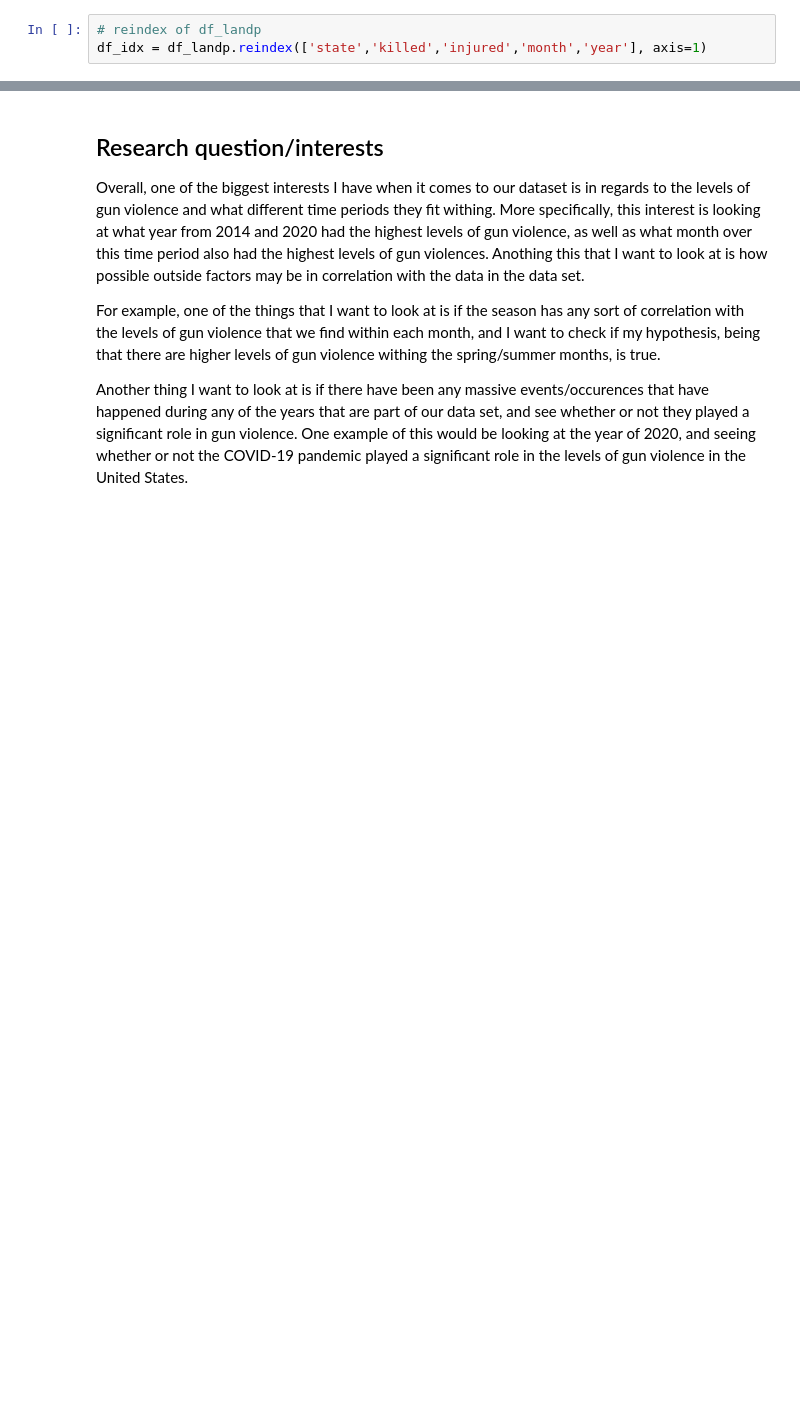
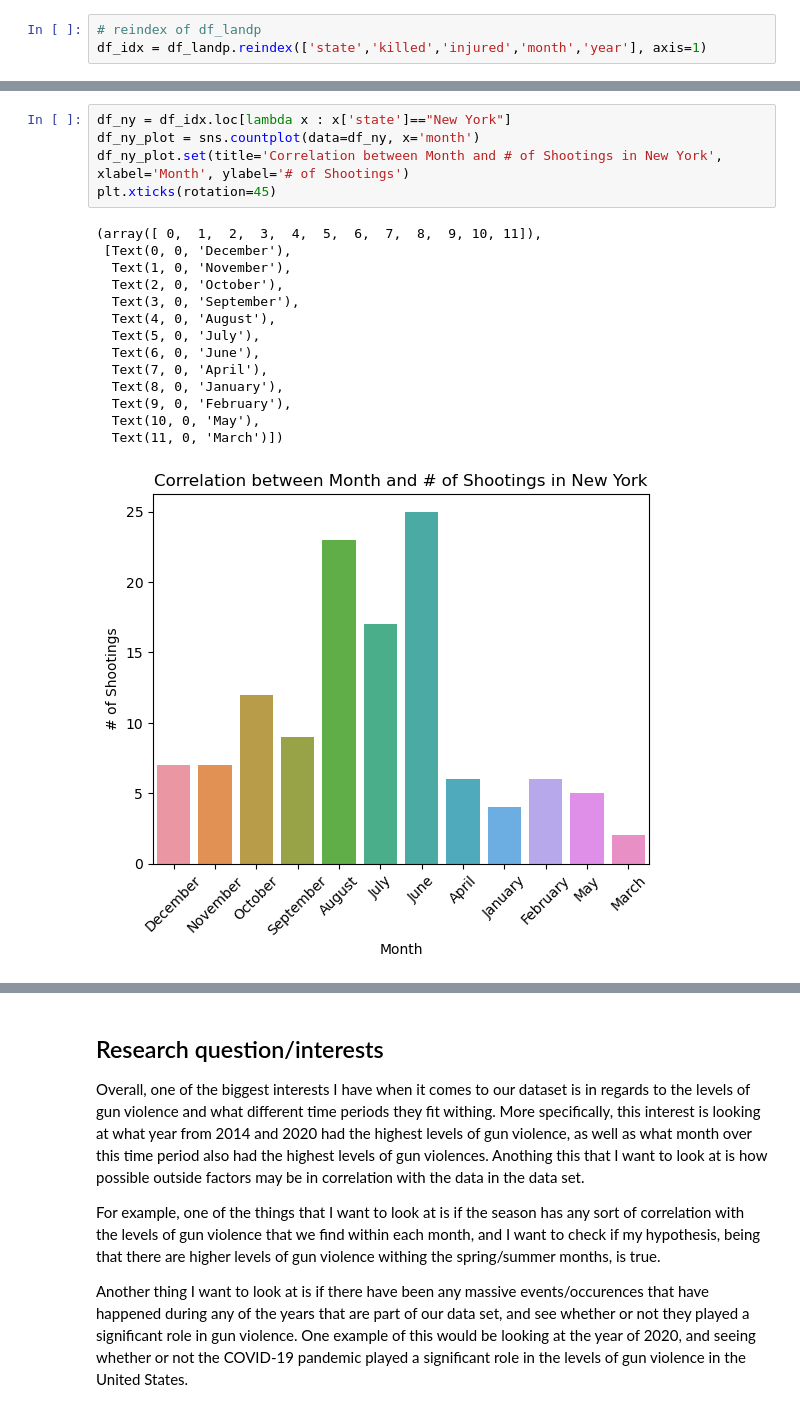
Before and after one commit to ubco-W2022T1-cosc301/project-group39, a Jupyter notebook: notebooks/analysis2.ipynb, the cells around one changed output, grey strips where cells are left out. Cells and saved outputs as stored; diff of their text form; blank space fills up the shorter version.

```diff
--- a/notebooks/analysis2.ipynb
+++ b/notebooks/analysis2.ipynb
@@ -416,0 +443,20 @@ plt.xticks(rotation=45)
+# %%
+df_ny = df_idx.loc[lambda x : x['state']=="New York"]
+df_ny_plot = sns.countplot(data=df_ny, x='month')
+df_ny_plot.set(title='Correlation between Month and # of Shootings in New York', xlabel='Month', ylabel='# of Shootings')
+plt.xticks(rotation=45)
+# %% [output]
+(array([ 0,  1,  2,  3,  4,  5,  6,  7,  8,  9, 10, 11]),
+ [Text(0, 0, 'December'),
+  Text(1, 0, 'November'),
+  Text(2, 0, 'October'),
+  Text(3, 0, 'September'),
+  Text(4, 0, 'August'),
+  Text(5, 0, 'July'),
+  Text(6, 0, 'June'),
+  Text(7, 0, 'April'),
+  Text(8, 0, 'January'),
+  Text(9, 0, 'February'),
+  Text(10, 0, 'May'),
+  Text(11, 0, 'March')])
+[figure, added]
```
Also changed, not shown: parts of 16 cells of this notebook.
